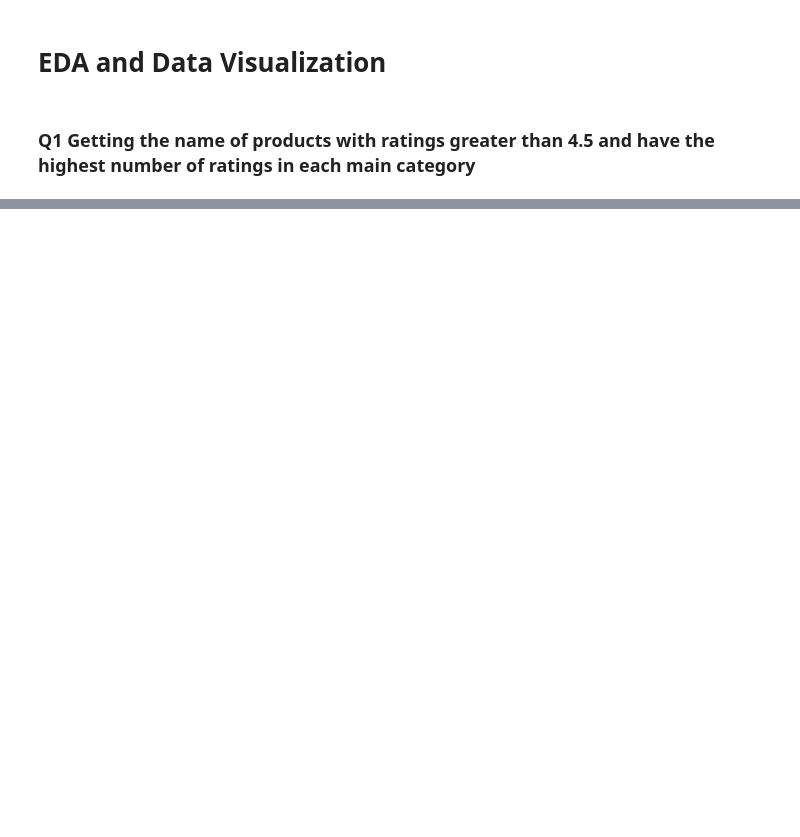
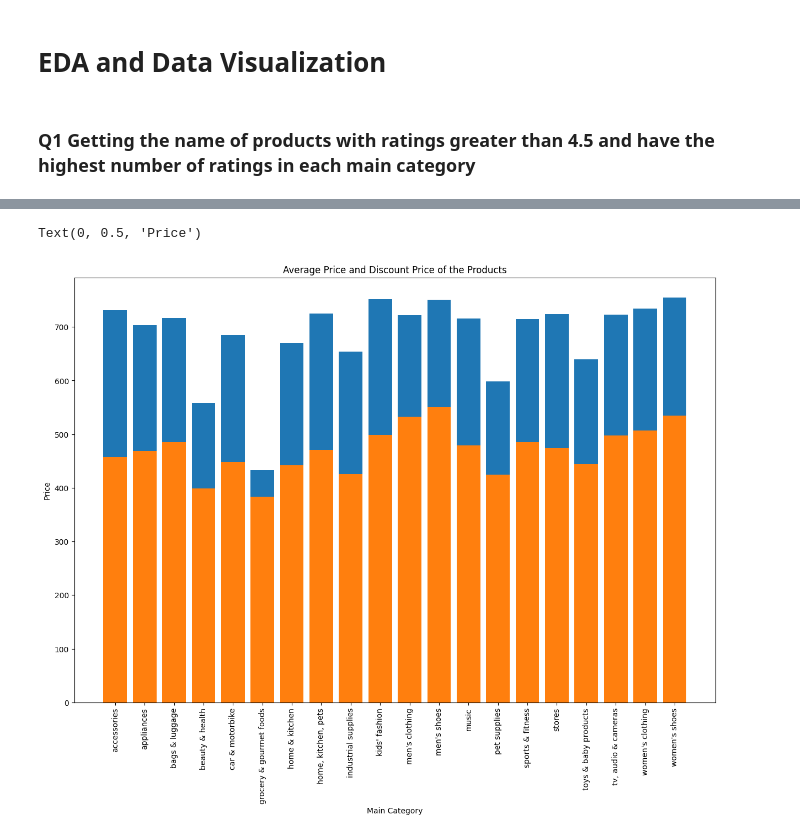
Before and after one commit to Harsh502s/Python-Assignments, a Jupyter notebook: Notebooks/Python Assignment 6 Data Viz.ipynb, the cells around one changed output, grey strips where cells are left out. Cells and saved outputs as stored; diff of their text form; code cells hidden in the pictures; blank space fills up the shorter version.

```diff
--- a/Notebooks/Python Assignment 6 Data Viz.ipynb
+++ b/Notebooks/Python Assignment 6 Data Viz.ipynb
@@ -162,0 +161,18 @@ top_products_main_category
+# %%
+# Creating a stacked bar chart for the average price and discount price of the products
+
+groupby_1 = df.groupby(["main_category"])['actual_price'].mean()
+groupby_2 = df.groupby(["main_category"])['discount_price'].mean()
+
+
+
+plt.figure(figsize=(15, 10))
+plt.bar(groupby_1.index, groupby_1.values, label="Actual Price")
+plt.bar(groupby_2.index, groupby_2.values, label="Discount Price")
+plt.title("Average Price and Discount Price of the Products")
+plt.xlabel("Main Category")
+plt.tick_params(axis="x", rotation=90)
+plt.ylabel("Price")
+# %% [output]
+Text(0, 0.5, 'Price')
+[figure, added]
```
Also changed, not shown: parts of 4 cells of this notebook, 1 other file.
